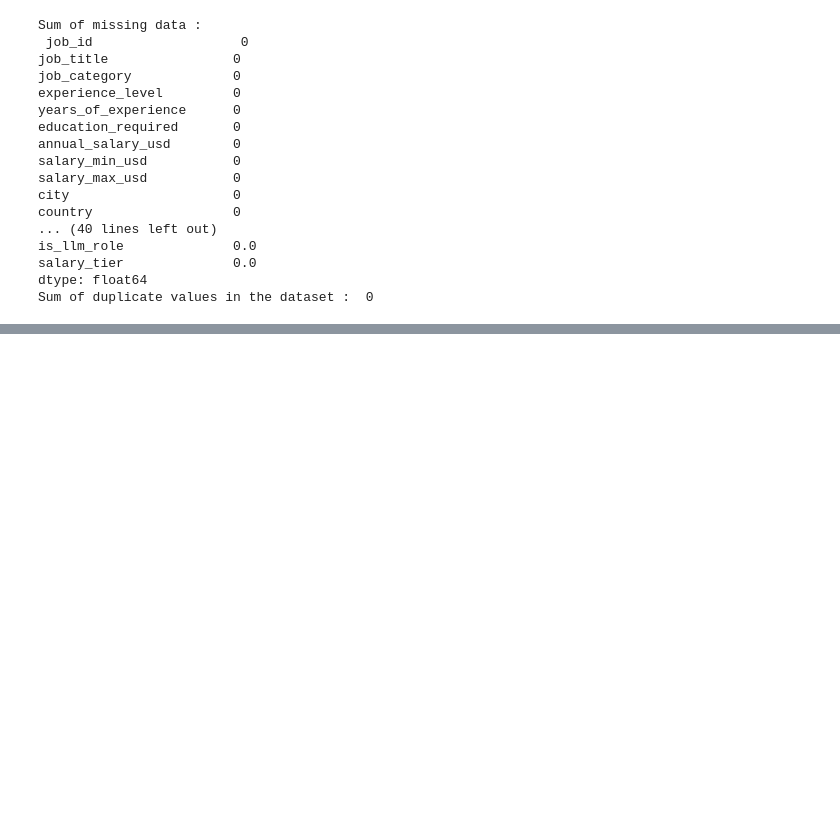
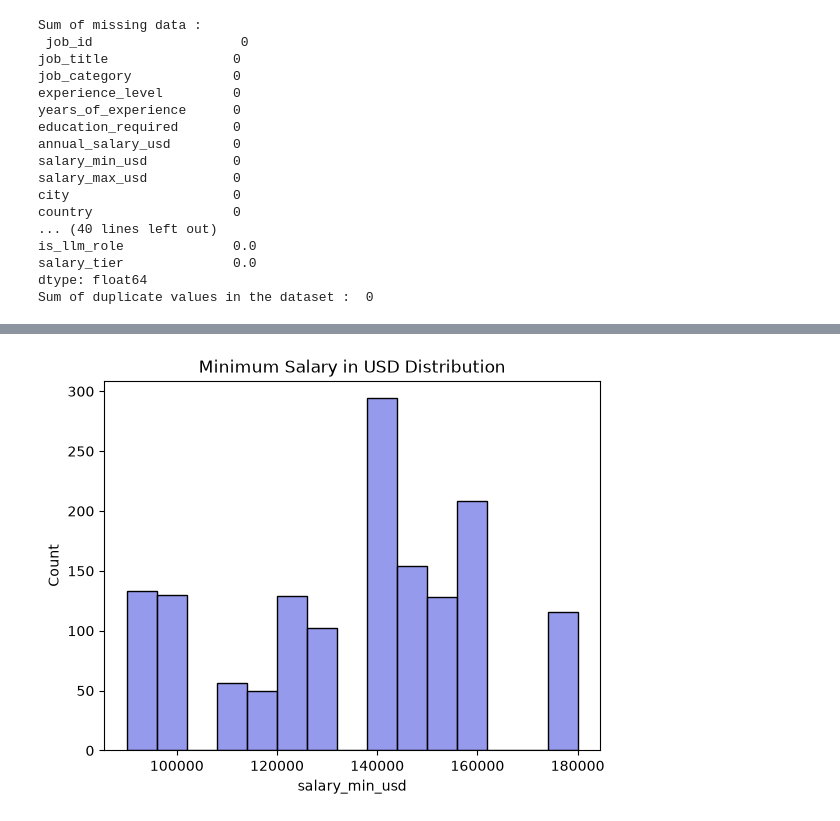
Before and after one commit to ingalemansi70/Machine_Learning, a Jupyter notebook: Assignment_19.ipynb, the cells around one changed output, grey strips where cells are left out. Cells and saved outputs as stored; diff of their text form; code cells hidden in the pictures; blank space fills up the shorter version.

```diff
--- a/Assignment_19.ipynb
+++ b/Assignment_19.ipynb
@@ -91,0 +111,7 @@ max              1.000000     1.000000
+# %%
+#hisplot of salary_min_usd
+sns.histplot(data = numerical_df,x="salary_min_usd",color="#7278e6")
+plt.title("Minimum Salary in USD Distribution")
+plt.show()
+# %% [output]
+[figure, added]
```
Also changed, not shown: parts of 8 cells of this notebook.
